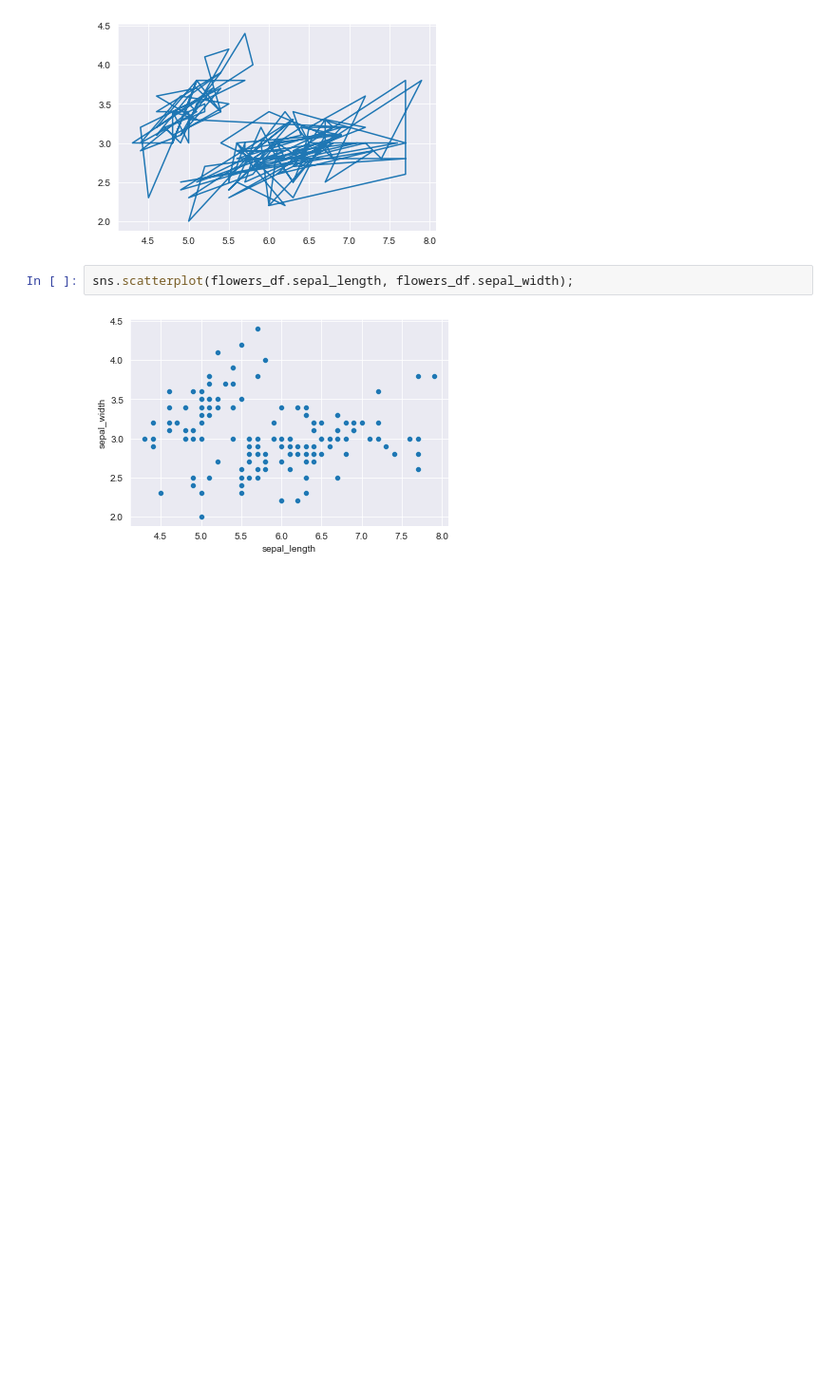
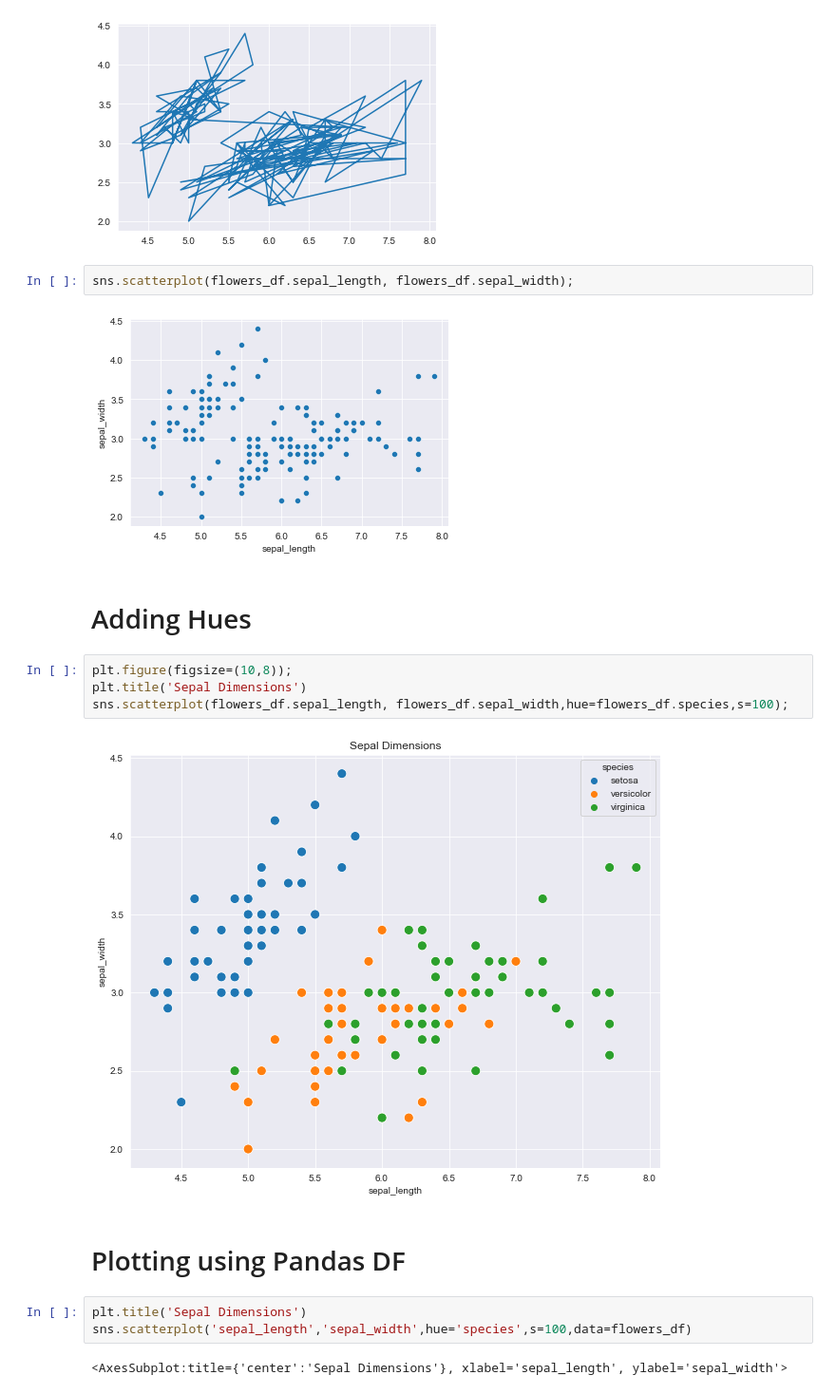
Before and after one commit to mekken2/EDA-Squad, a Jupyter notebook: Jovian_matplot_sns/Jovian_matplotlib_sns.ipynb, the cells around one changed output. Shown: that part at 95% size. Drawn from its saved outputs; the diff is of its cells as text; blank space fills up the shorter version.

Commit message:
Scatterplot added

```diff
--- a/Jovian_matplot_sns/Jovian_matplotlib_sns.ipynb
+++ b/Jovian_matplot_sns/Jovian_matplotlib_sns.ipynb
@@ -133,3 +133,18 @@ plt.plot(flowers_df.sepal_length, flowers_df.sepal_width);
 sns.scatterplot(flowers_df.sepal_length, flowers_df.sepal_width);
 # %% [output]
 [figure]
+# %% [markdown]
+# Adding Hues
+# %%
+plt.figure(figsize=(10,8));
+plt.title('Sepal Dimensions')
+sns.scatterplot(flowers_df.sepal_length, flowers_df.sepal_width,hue=flowers_df.species,s=100);
+# %% [output]
+[figure, added]
+# %% [markdown]
+# Plotting using Pandas DF
+# %%
+plt.title('Sepal Dimensions')
+sns.scatterplot('sepal_length','sepal_width',hue='species',s=100,data=flowers_df)
+# %% [output]
+<AxesSubplot:title={'center':'Sepal Dimensions'}, xlabel='sepal_length', ylabel='sepal_width'>
```
Also changed, not shown: parts of 6 cells of this notebook.
